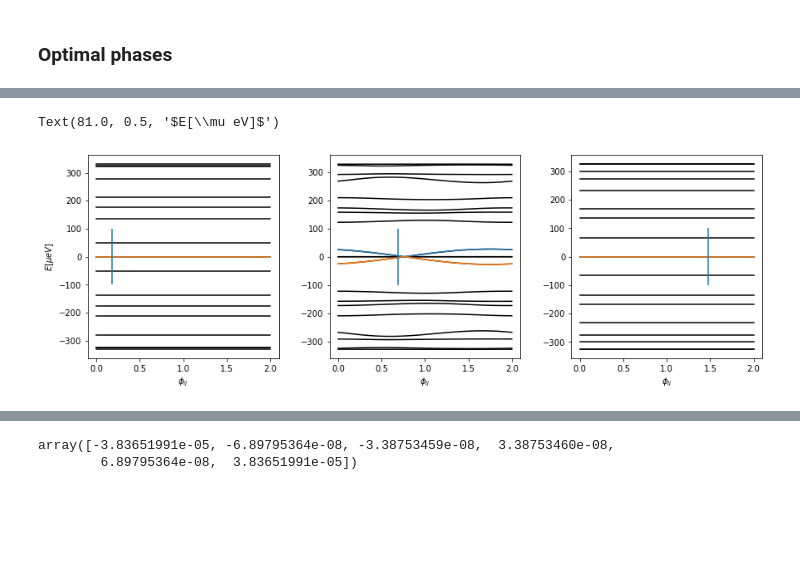
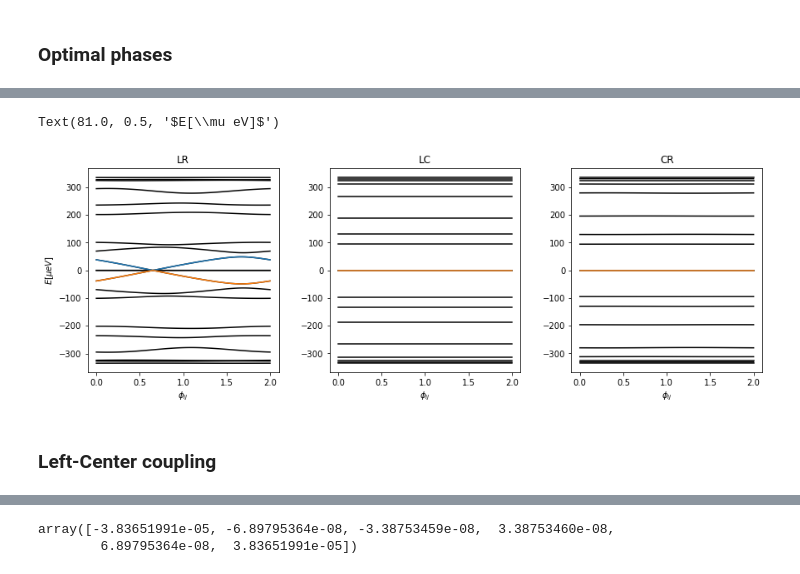
Before and after one commit to Satin21/Trijunction, a Jupyter notebook: analysis/Y.ipynb, the cells around one changed output, grey strips where cells are left out. Saved outputs shown, nothing was run; the diff lists cells and outputs as text; code cells hidden in the pictures; blank space fills up the shorter version.

```diff
--- a/analysis/Y.ipynb
+++ b/analysis/Y.ipynb
@@ -102,16 +102,17 @@ gates = Polygon(rectangular_gate(center=(0, (R+L-width)/2), length=R+L-width-1,w
 aux_rectangle_1 = rectangular_gate(length=R+2*gap, width=R+gap, center=(R/2, R/2-width/2))
 aux_rectangle_2 = rectangular_gate(length=R+2*gap, width=R+gap, center=(-R/2, R/2-width/2))
 
-def gate_coords(obj, difference = None, common = None, gap = None):
+
+def gate_coords(obj, difference=None, common=None, gap=None):
 
     if type(common) == np.ndarray:
-        return np.array(list(obj.intersection(Polygon(common)).exterior.coords))
+        return np.round(np.array(list(obj.intersection(Polygon(common)).exterior.coords)), 2)
 
     else:
-        if gap != None:
-            return np.array(list(obj.difference(Polygon(difference).buffer(gap)).exterior.coords))
+        if gap is not None:
+            return np.round(np.array(list(obj.difference(Polygon(difference).buffer(gap)).exterior.coords)), 2)
         else:
-            return np.array(list(obj.difference(Polygon(difference)).exterior.coords))
+            return np.round(np.array(list(obj.difference(Polygon(difference)).exterior.coords)), 2)
 
 
 gates_vertex = [gate_coords(gates[0], common = aux_rectangle_2),
@@ -201,3 +186,23 @@ layout.add_layer(PlanarGateLayer("global_accumul",
+# %%
+height += thickness_gates + 1
+layout.add_layer(
+    SimpleChargeLayer("Al2O3_2", thickness_dielectric, permittivity_Al2O3, grid_spacing_dielectric,
+                     add_to_previous_layer = False,
+                     z_bottom = height, fix_overlap = False)
+)
+
+height += thickness_dielectric + 1
+thickness_accumulation_gate = 2
+layout.add_layer(PlanarGateLayer("global_accumul",
+                                 thickness_accumulation_gate,
+                                 permittivity_metal,
+                                 grid_spacing_gate,
+                                 gate_coords = [],
+                                 second_layer = [],
+                                 fix_overlap = False,
+                                 z_bottom = height
+                                )
+                )
 # %% [markdown]
 #### Build Poisson object
 # %%
@@ -458,7 +474,7 @@ params = pm.junction_parameters(m_nw=[mu, -2, mu], m_qd=0)
 # %%
-voltages = voltage_dict(depleted=-2e-3, acumulate=15e-3)
-voltages['left_1'] = -40e-3
-voltages['left_2'] = -40e-3
+voltages = voltage_dict(depleted=-5e-3, acumulate=35e-3)
+voltages['top_1'] = -18e-3
+voltages['top_2'] = -18e-3
 
 clean_potential = gate_potential(
         poisson_system,
@@ -527,7 +543,8 @@ ax.set_ylim(-1e-7, 9e-7)
 # %%
 solver = sl.general_solver(geometries=[[trijunction, f_params]],
                            n=20,
-                           base_parameters=params,eigenvecs=False)
+                           base_parameters=params,
+                           eigenvecs=False)
 
 
 def wrap(arg):
@@ -564,17 +572,21 @@ spectra, couplings, wfs, peaks, widths = tl.coupling_data(result, n=20)
 phis = np.linspace(0, 2, 100)
 #max_phis = phis[np.array(peaks).flatten()]
 # %%
+titles = ['LR', 'LC', 'CR']
 fig, ax = plt.subplots(ncols=3, figsize=(12, 4))
 fig.tight_layout(w_pad=3)
 phis = np.linspace(0, 2, 100)
 for i in range(3):
     for level in spectra[i].T:
         ax[i].plot(phis, 1e6*level, c='black')
     ax[i].plot(phis, 1e6*couplings[i])
     ax[i].plot(phis, -1e6*couplings[i])
-    ax[i].vlines(x=max_phis[i], ymin=-100, ymax=100)
+    #ax[i].vlines(x=max_phis[i], ymin=-100, ymax=100)
     ax[i].set_xlabel(r'$\phi_{ij}$')
+    ax[i].set_title(titles[i])
 ax[0].set_ylabel(r'$E[\mu eV]$')
 # %% [output]
 Text(81.0, 0.5, '$E[\\mu eV]$')
-[figure, old version]
+[figure, new version]
+# %% [markdown]
+### Left-Center coupling
```
Also changed, not shown: parts of 44 cells of this notebook.
